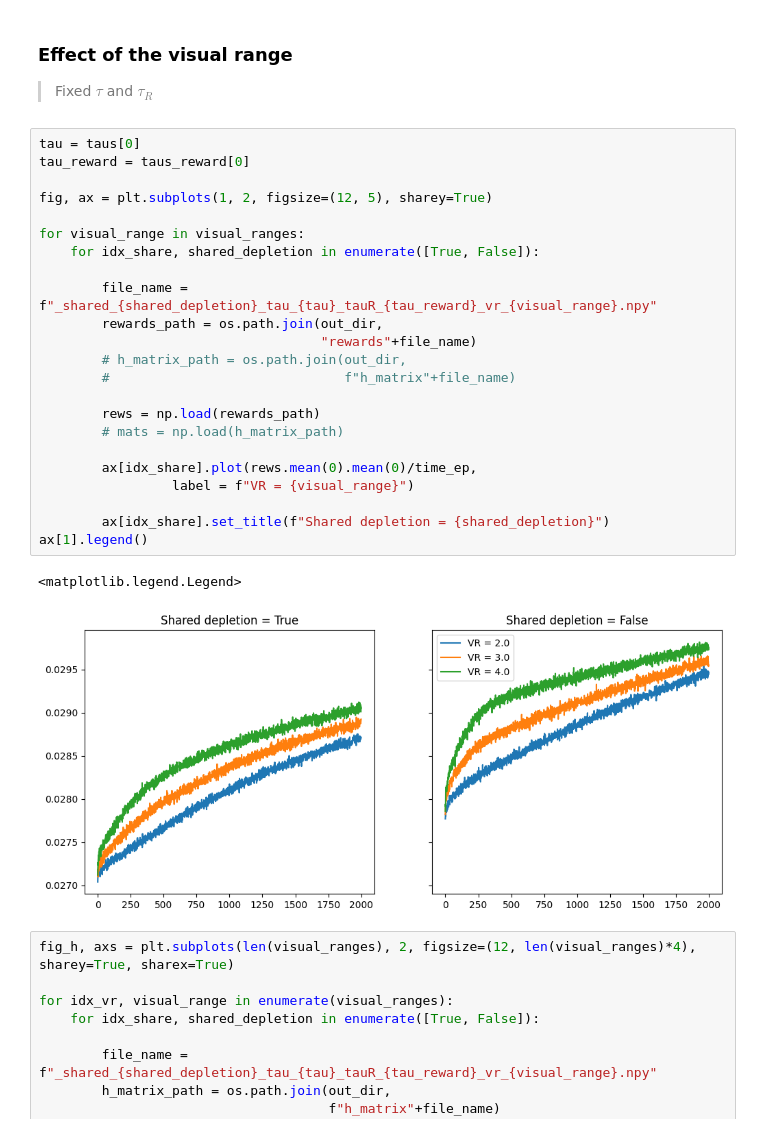
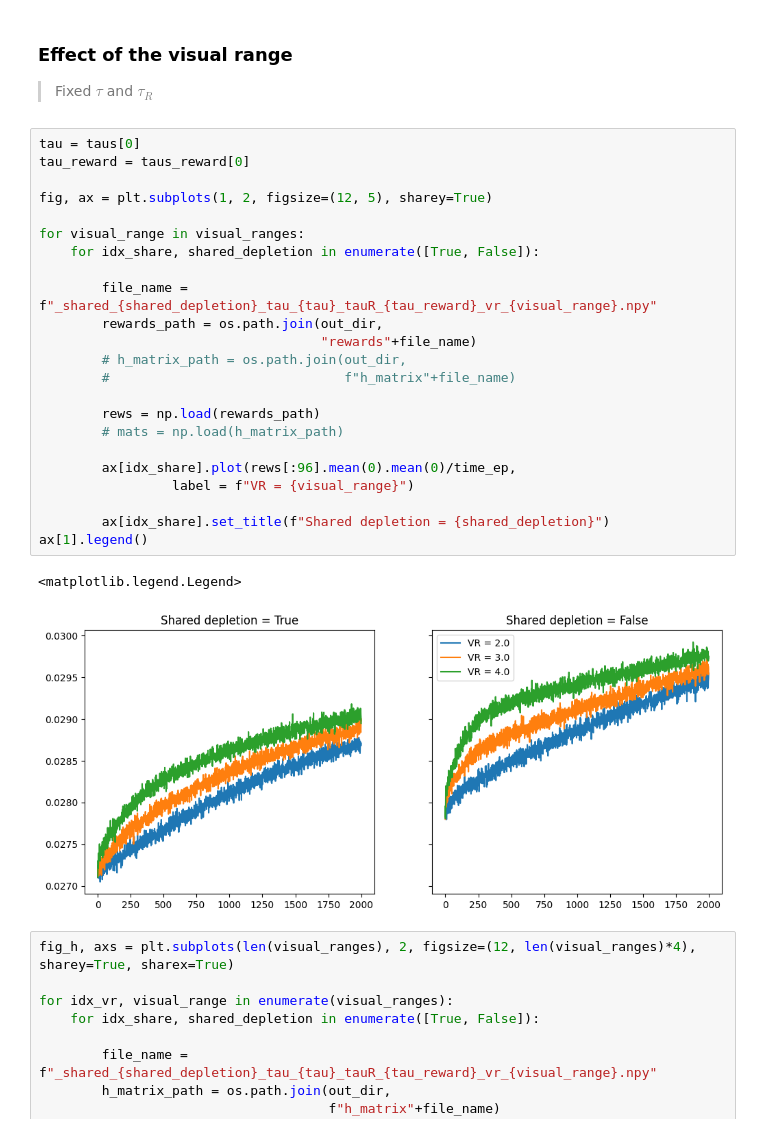
Before and after one commit to gorkamunoz/rl_opts, a Jupyter notebook: nbs/lib_nbs/develop/collective.ipynb, the cells around one changed output. Drawn from its saved outputs; the diff is of its cells as text.

```diff
--- a/nbs/lib_nbs/develop/collective.ipynb
+++ b/nbs/lib_nbs/develop/collective.ipynb
@@ -2516,29 +2544,29 @@ for tau in taus:
 # %%
 tau = taus[0]
 tau_reward = taus_reward[0]
 
 fig, ax = plt.subplots(1, 2, figsize=(12, 5), sharey=True)
 
 for visual_range in visual_ranges:
     for idx_share, shared_depletion in enumerate([True, False]):
 
         file_name = f"_shared_{shared_depletion}_tau_{tau}_tauR_{tau_reward}_vr_{visual_range}.npy"
         rewards_path = os.path.join(out_dir,
                                     "rewards"+file_name)
         # h_matrix_path = os.path.join(out_dir,
         #                              f"h_matrix"+file_name)
 
         rews = np.load(rewards_path)
         # mats = np.load(h_matrix_path)
 
-        ax[idx_share].plot(rews.mean(0).mean(0)/time_ep,
+        ax[idx_share].plot(rews[:96].mean(0).mean(0)/time_ep,
                  label = f"VR = {visual_range}")
 
         ax[idx_share].set_title(f"Shared depletion = {shared_depletion}")
 ax[1].legend()
 # %% [output]
 <matplotlib.legend.Legend>
-[figure, old version]
+[figure, new version]
 # %%
 fig_h, axs = plt.subplots(len(visual_ranges), 2, figsize=(12, len(visual_ranges)*4), sharey=True, sharex=True)
 
```
Also changed, not shown: parts of 16 cells of this notebook, 1 other file.
